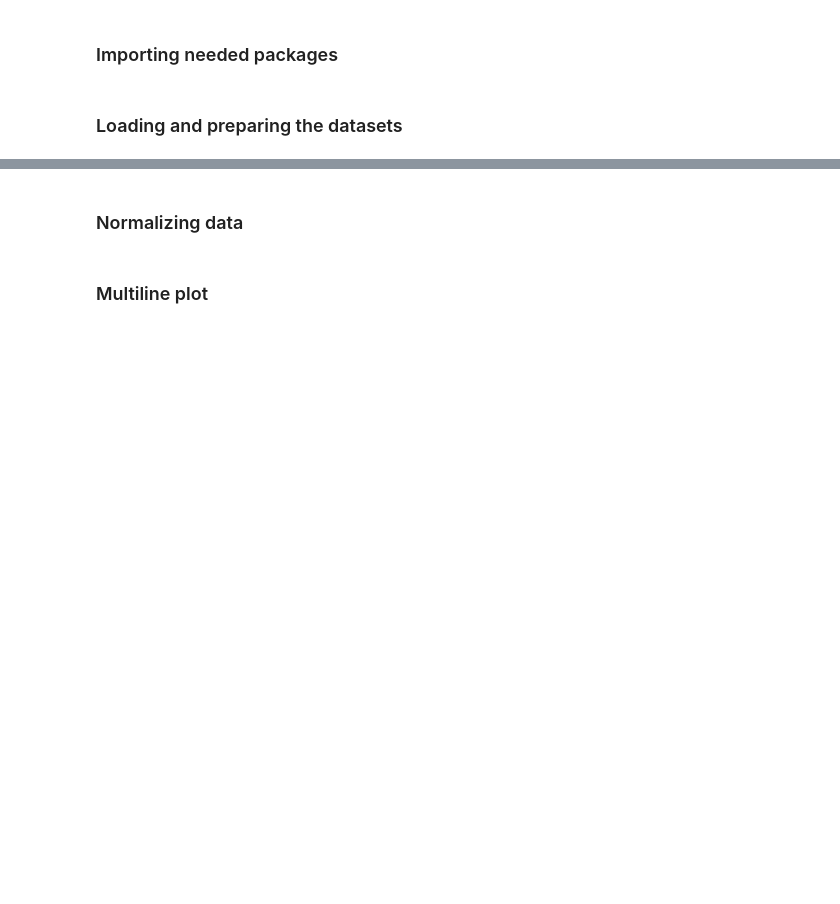
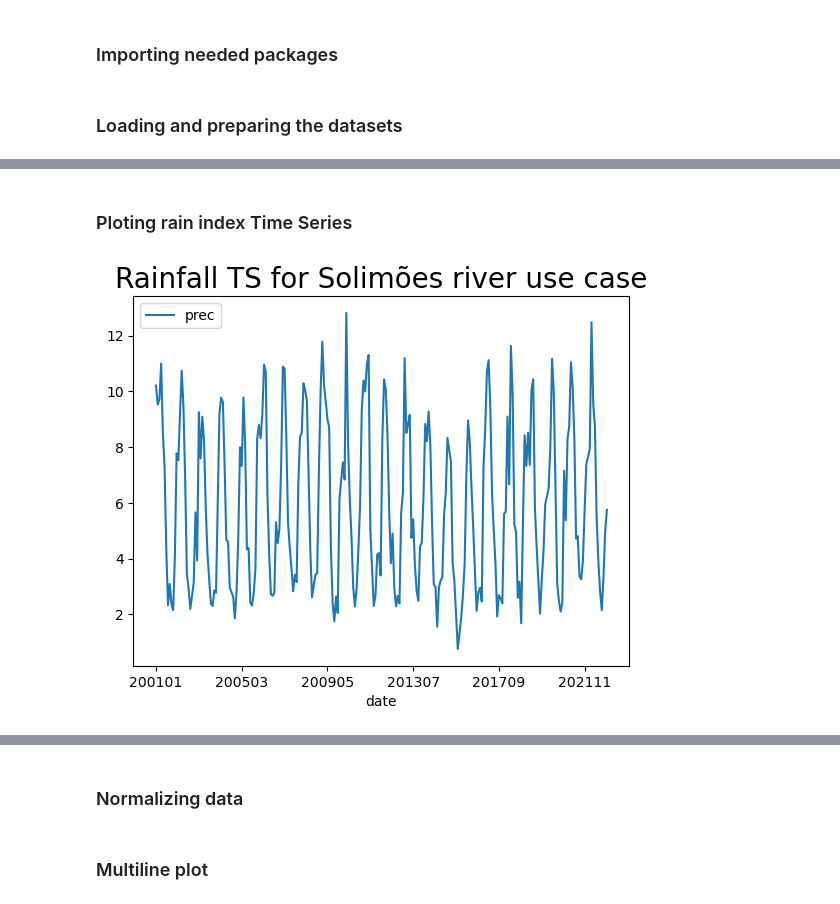
Before and after one commit to CU-ESIIL/eculler-group-hackathon-repo-2023, a Jupyter notebook: 02-Plot.ipynb, the cells around one changed output, grey strips where cells are left out. Saved outputs shown, nothing was run; the diff lists cells and outputs as text; code cells hidden in the pictures; blank space fills up the shorter version.

```diff
--- a/02-Plot.ipynb
+++ b/02-Plot.ipynb
@@ -23,0 +34,7 @@ DAT = DAT.merge(enso, how='left', left_index=True, right_index=True).merge(prec,
+# %% [markdown]
+### Ploting rain index Time Series
+# %%
+prec.plot()
+plt.title('Rainfall TS for Solimões river use case', fontsize=20);
+# %% [output]
+[figure, added]
```
Also changed, not shown: parts of 6 cells of this notebook.
